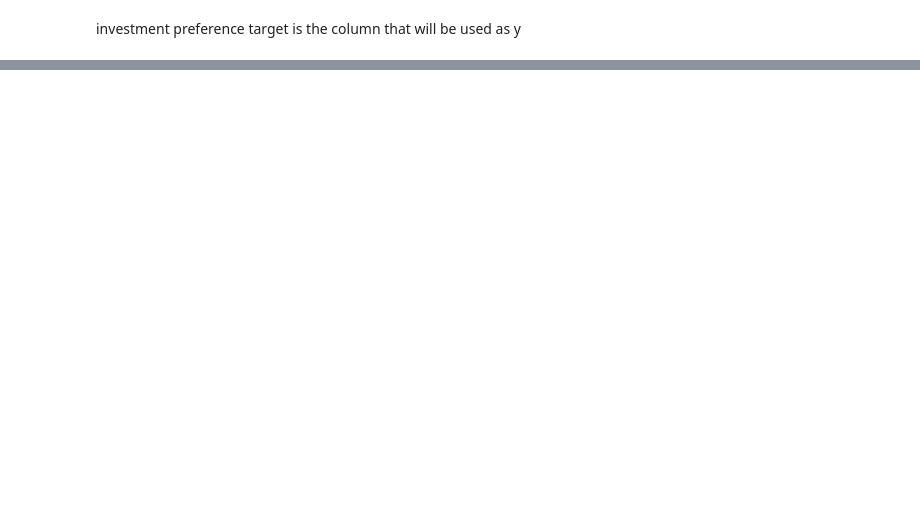
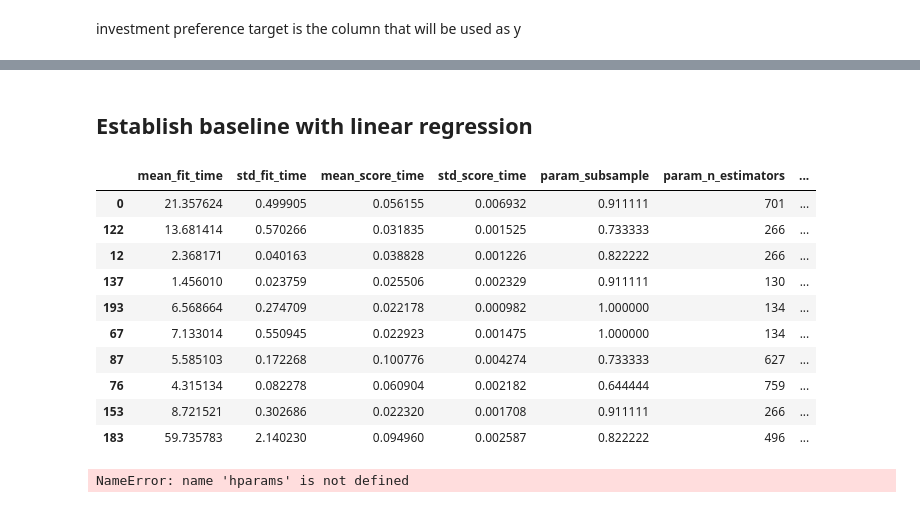
Before and after one commit to williamplancke/eu4-pve-collection-training, a Jupyter notebook: Notebooks/data_exploration.ipynb, the cells around one changed output, grey strips where cells are left out. Cells and saved outputs as stored; diff of their text form; code cells hidden in the pictures; blank space fills up the shorter version.

Commit message:
Try linear regression and gradientboostingregressor

```diff
--- a/Notebooks/data_exploration.ipynb
+++ b/Notebooks/data_exploration.ipynb
@@ -177,0 +233,13 @@ selected_target_df
+# %%
+from sklearn.preprocessing import LabelEncoder
+for col in selected_target_df.select_dtypes(include=["str"]).columns:
+    if len(selected_target_df[col].unique()) < selected_target_df.shape[0] / 3:
+        enc = LabelEncoder()
+        selected_target_df[col] = enc.fit_transform(selected_target_df[col])
+        try:
+            assert(type(selected_target_df[col].values) == (int or np.int))
+        except:
+            print(f"Column {col}'s type {type(selected_target_df[col].values)} doesn't match the expected type of int or np.int")
+            selected_target_df[col] = selected_target_df[col].astype("uint64")
+print(selected_target_df.info())
+selected_target_df
@@ -177,0 +262,55 @@ selected_target_df
+# %% [markdown]
+## Establish baseline with linear regression
+# %%
+from sklearn.linear_model import LinearRegression
+reg = LinearRegression()
+reg.fit(X_train_st, y_train)
+print("R²:",reg.score(X_val_st, y_val))
+# %%
+from sklearn.ensemble import GradientBoostingRegressor
+from sklearn.model_selection import RandomizedSearchCV
+
+hparams = {
+    "loss": ["absolute_error", "squared_error", "huber"],
+    "learning_rate": np.linspace(0.001, 0.2, 10),
+    "n_estimators": np.random.randint(100, 801, 10),
+    "subsample": np.linspace(0.2, 1, 10),
+    "min_samples_split": np.random.randint(2, 50, 5),
+    "min_samples_leaf": np.random.randint(1, 50, 5),
+    "max_depth": np.random.randint(2, 21, 10),
+    "max_features": ["sqrt", "log2", None],
+    "alpha": np.linspace(0.2, 1, 10),
+}
+
+gbr = GradientBoostingRegressor()
+rand_search = RandomizedSearchCV(estimator=gbr, param_distributions=hparams, random_state=42, n_iter=200, n_jobs=-1, cv=5, verbose=1)
+rand_search.fit(X_train_st, y_train)
+print(rand_search.best_estimator_)
+print(rand_search.best_params_)
+df_rand_search_results = pd.DataFrame(rand_search.cv_results_)
+# %%
+df_rand_search_results["param_max_features"] = df_rand_search_results["param_max_features"].astype("str")
+df_rand_search_results.nlargest(10, columns=["mean_test_score", "std_test_score"])
+# %% [output]
+|  | mean_fit_time | std_fit_time | mean_score_time | std_score_time | param_subsample | param_n_estimators | ... |
+| 0 | 21.357624 | 0.499905 | 0.056155 | 0.006932 | 0.911111 | 701 | ... |
+| 122 | 13.681414 | 0.570266 | 0.031835 | 0.001525 | 0.733333 | 266 | ... |
+| 12 | 2.368171 | 0.040163 | 0.038828 | 0.001226 | 0.822222 | 266 | ... |
+| 137 | 1.456010 | 0.023759 | 0.025506 | 0.002329 | 0.911111 | 130 | ... |
+| 193 | 6.568664 | 0.274709 | 0.022178 | 0.000982 | 1.000000 | 134 | ... |
+| 67 | 7.133014 | 0.550945 | 0.022923 | 0.001475 | 1.000000 | 134 | ... |
+| 87 | 5.585103 | 0.172268 | 0.100776 | 0.004274 | 0.733333 | 627 | ... |
+| 76 | 4.315134 | 0.082278 | 0.060904 | 0.002182 | 0.644444 | 759 | ... |
+| 153 | 8.721521 | 0.302686 | 0.022320 | 0.001708 | 0.911111 | 266 | ... |
+| 183 | 59.735783 | 2.140230 | 0.094960 | 0.002587 | 0.822222 | 496 | ... |
+# %%
+for feature in hparams.keys():
+    try:
+        plt.scatter(df_rand_search_results["param_" + feature], df_rand_search_results["mean_test_score"])
+    except:
+        print(f"The column {feature} can't be plotted, probably because the types of some column values don't match the expected")
+        print(df_rand_search_results["param_" + feature].unique())
+    plt.title(feature)
+    plt.show()
+# %% [output]
+NameError: name 'hparams' is not defined
```
Also changed, not shown: parts of 9 cells of this notebook, 2 other files.
